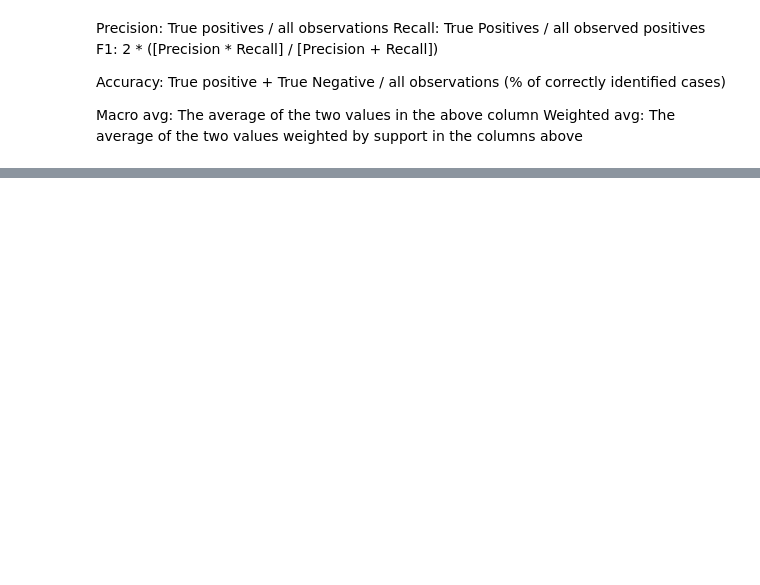
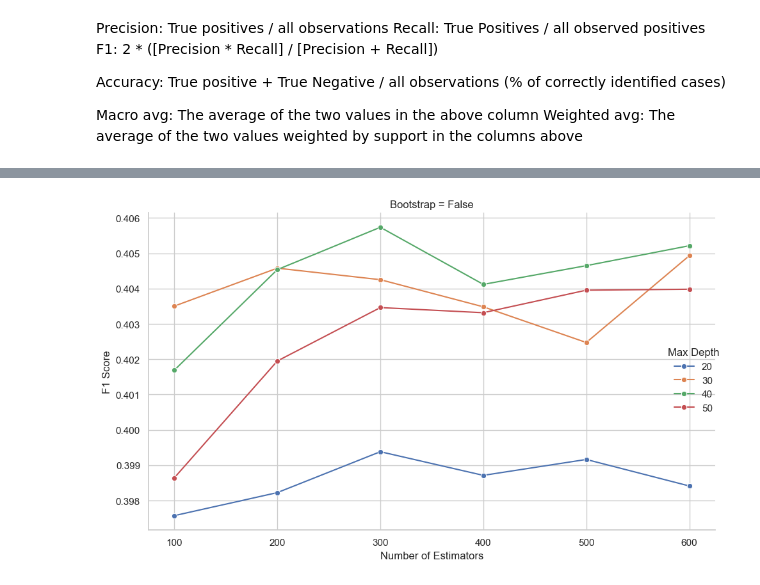
Before and after one commit to christopher-junk/nfl_rf, a Jupyter notebook: play_prediction.ipynb, the cells around one changed output, grey strips where cells are left out. Cells and saved outputs as stored; diff of their text form; code cells hidden in the pictures; blank space fills up the shorter version.

```diff
--- a/play_prediction.ipynb
+++ b/play_prediction.ipynb
@@ -326,9 +333,11 @@ x = sub_plays_filt.loc[:, ['shotgun', 'game_half', 'last_play', 'no_huddle'
                            , 'score_differential'
                            , 'play_seq_game', 'play_seq_drive', 'drive'
                            , 'play_seq_posteam'
-                           , 'pass_seq_posteam', 'rush_seq_posteam', 'shot_seq_posteam'
-                           , 'lead_seq_posteam', 'sacked_seq_posteam', 'fumble_seq_posteam', 'int_seq_posteam'
+                           , 'pass_seq_posteam_shift', 'rush_seq_posteam_shift', 'shot_seq_posteam_shift'
+                           , 'lead_seq_posteam_shift', 'sacked_seq_posteam_shift', 'fumble_seq_posteam_shift', 'int_seq_posteam_shift'
                            , 'posteam_timeouts_remaining', 'defteam_timeouts_remaining']]
+
+x['down'] = x['down'].astype('object')
 
 # Identify categorical and numerical columns
 categorical_cols = x.select_dtypes(include=['object']).columns
@@ -356,15 +365,17 @@ x_train, x_test, y_train, y_test = train_test_split(x, y, test_size=0.2, random_
 
 # Define the parameter grid
 param_grid = {
-    'classifier__n_estimators': [100, 200, 500],
-    'classifier__max_depth': [10, 20, 30],
+    'classifier__n_estimators': np.array(range(100, 800 + 1, 100)),
+    'classifier__max_depth': np.array(range(20, 50 + 1, 10)),
     'classifier__min_samples_split': [2, 5, 10],
-    'classifier__min_samples_leaf': [1, 2, 4],
-    'classifier__max_features': ['sqrt', 'log2'],
-    'classifier__bootstrap': [True, False]
+    'classifier__max_features': ['sqrt'],
+    'classifier__bootstrap': [False, True]
 }
 
 # Apply GridSearchCV to the pipeline
 grid_search = GridSearchCV(pipeline, param_grid, cv=5, scoring='f1', n_jobs=-1, verbose=3)
 grid_search.fit(x_train, y_train)
+
+# Play a simple ding sound when done
+winsound.Beep(2000, 1500)  # Frequency 1000 Hz for 500 milliseconds
 # %% [output]
@@ -413,3 +404,44 @@ classifier__n_estimators         100
+# %%
+import pandas as pd
+import seaborn as sns
+import matplotlib.pyplot as plt
+
+# Extract grid search results into a DataFrame
+results = pd.DataFrame(grid_search.cv_results_)
+
+# Filter the DataFrame for the relevant columns
+filtered_results = results[['param_classifier__n_estimators', 'param_classifier__max_depth',
+                            'param_classifier__bootstrap', 'mean_test_score']]
+
+# Rename columns for easier reference
+filtered_results = filtered_results.rename(columns={
+    'param_classifier__n_estimators': 'n_estimators',
+    'param_classifier__max_depth': 'max_depth',
+    'param_classifier__bootstrap': 'bootstrap',
+    'mean_test_score': 'f1_score'
+})
+
+# Set the style of the plot
+sns.set(style="whitegrid")
+
+# Create a FacetGrid to separate the bootstrap vs non-bootstrap cases
+g = sns.FacetGrid(filtered_results, col="bootstrap", hue="max_depth", height=6, aspect=1.5)
+
+# Map the plot to the FacetGrid with scatter plot
+g.map(sns.lineplot, 'n_estimators', 'f1_score', marker="o")
+
+# Add labels and titles
+g.set_axis_labels("Number of Estimators", "F1 Score")
+g.set_titles("Bootstrap = {col_name}")
+
+# Add a legend
+g.add_legend(title="Max Depth")
+
+# Show the plot
+plt.tight_layout()
+plt.show()
+# %% [output]
+[figure, added]
 # %%
 # Count target values
 target_values = sub_plays_filt['target'].value_counts()
```
Also changed, not shown: parts of 9 cells of this notebook.
